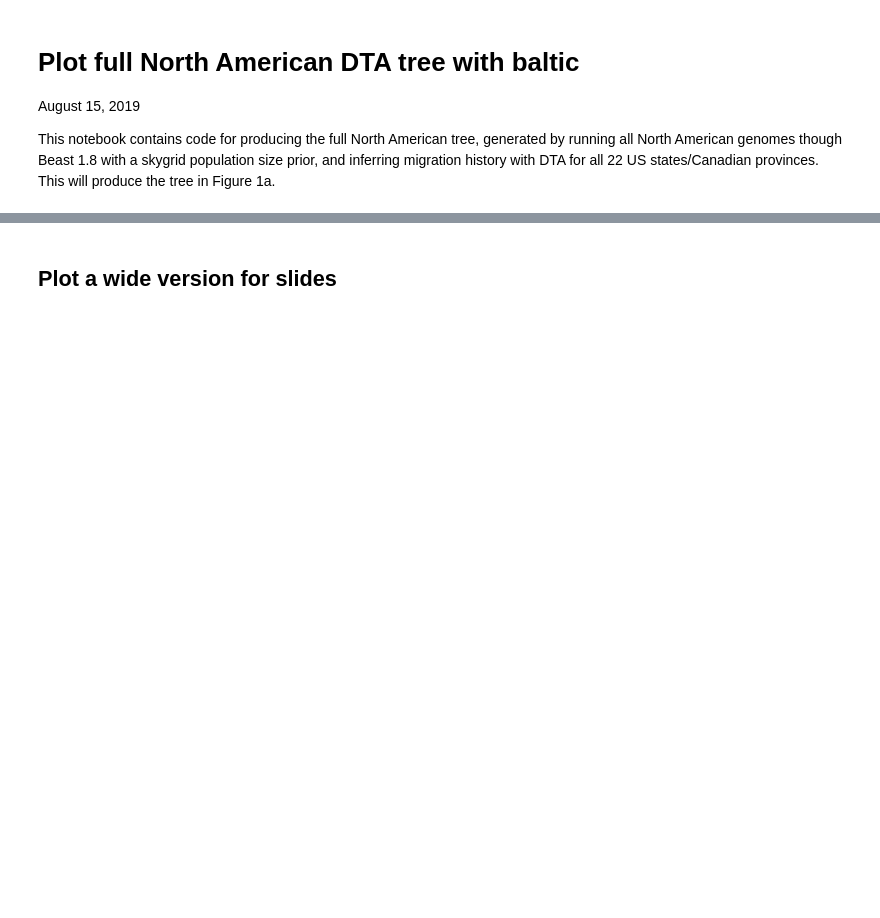
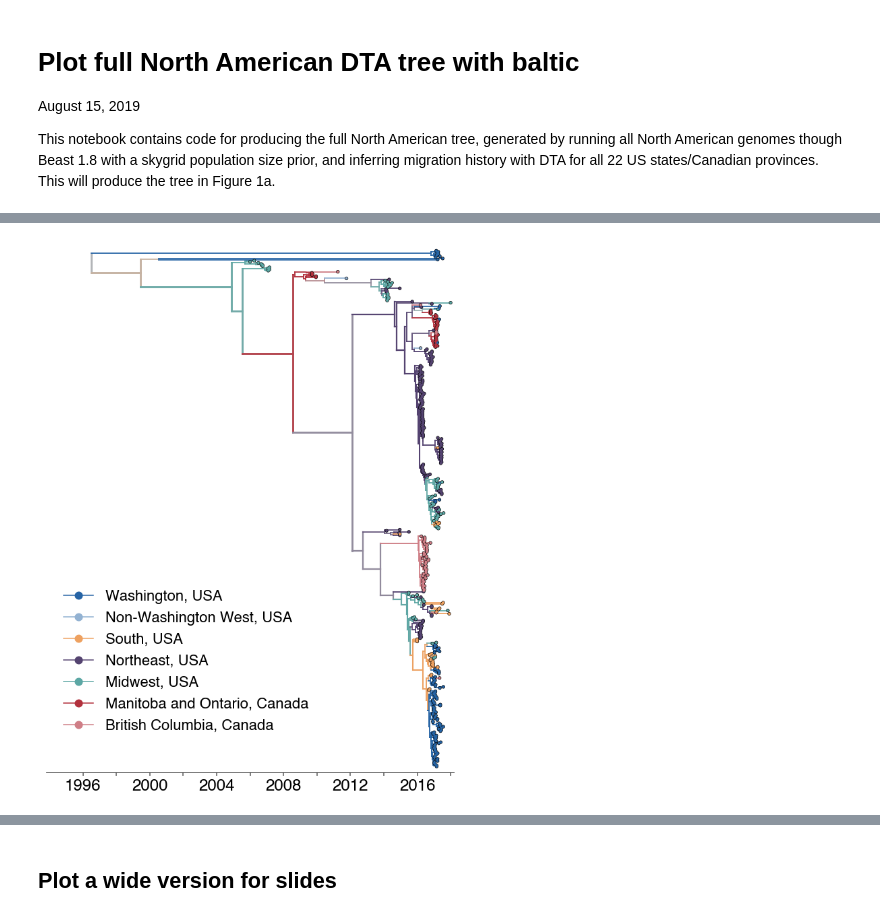
Before and after one commit to blab/mumps-wa-phylodynamics, a Jupyter notebook: phylogeography/plotting-scripts/Plot-full-North-American-DTA-tree-with-baltic.ipynb, the cells around one changed output, grey strips where cells are left out. Drawn from its saved outputs; the diff is of its cells as text; code cells hidden in the pictures; blank space fills up the shorter version.

```diff
--- a/phylogeography/plotting-scripts/Plot-full-North-American-DTA-tree-with-baltic.ipynb
+++ b/phylogeography/plotting-scripts/Plot-full-North-American-DTA-tree-with-baltic.ipynb
@@ -37,3 +134,90 @@ tree.setAbsoluteTime(2018.0)
 # %%
 # set output filename
-filename = "/Users/lmoncla/Documents/Mumps/paper-and-figure-drafts/individual-PDFs/full-NA-DTA-tree-skygrid-25-exp-offset-26-2020-12-10.pdf"
+filename3 = "/Users/lmoncla/Documents/Mumps/paper-and-figure-drafts/eLife-submission-2020-01-08/resubmission-2021-03/figures/individual-PDFs/full-NA-DTA-tree-skygrid-25-exp-offset-26-region-2021-03-11.pdf"
+# %%
+fig,ax = plt.subplots(figsize=(10,12),facecolor='w')
+
+# # this sets the vertical dashed lines on the tree; plot a dashed line every other year from 1990 to 2020
+dates_ls = []
+for i in range(1996,2020):
+    dates_ls.append(i)
+dates = dates_ls[::2]
+#[ax.axvline(i,ls='--',lw=2,color='grey',zorder=0, alpha=0.6) for i in dates]
+
+# set date labels to be every 4
+date_labels = []
+for d in dates_ls[::4]:
+    date_labels.append(str(d))
+    if d < 2018:
+        date_labels.append("")
+
+branchWidth=1.75 ## default branch width
+tipSize = 15
+
+# k objects are tips, nodes, branches
+for k in tree.Objects: ## iterate over objects in tree
+    x=k.absoluteTime ## or use absolute time instead
+    y=k.y
+
+    xp=k.parent.absoluteTime ## get x position of current object's parent
+    if x==None: ## matplotlib won't plot Nones, like root
+        x=0.0
+    if xp==None:
+        xp=x
+
+    if isinstance(k,bt.leaf) or k.branchType=='leaf': ## if leaf...
+        division = metadata[k]["division"]
+        region = regions[division]
+        base_color=colors[region]
+        color_ramp = clr.LinearSegmentedColormap.from_list('custom ', [uncertainty_color,base_color], N=256)
+        c = color_ramp(node_probs[k])
+        s=tipSize
+
+        ax.scatter(x,y,s=s,facecolor=c,edgecolor='none',zorder=11) ## plot circle for every tip
+        ax.scatter(x,y,s=s+0.8*s,facecolor='k',edgecolor='none',zorder=10) ## plot black circle underneath
+
+    elif isinstance(k,bt.node) or k.branchType=='node': ## if node...
+        number_children = len(k.leaves)
+        node_branchwidth = branchWidth + number_children*0.0025
+
+        region = node_types[k]['region']
+        base_color=colors[region]
+        color_ramp = clr.LinearSegmentedColormap.from_list('custom ', [uncertainty_color, base_color], N=256)
+        c = color_ramp(node_probs[k])
+        ax.plot([x,x],[k.children[-1].y,k.children[0].y],lw=node_branchwidth,color=c,ls='-',zorder=9) #color=node_colors[node_types[k]["node_community_status"]]
+
+    ax.plot([xp,x],[y,y],lw=node_branchwidth,color=c,ls='-',zorder=9)
+
+    # add in a legend
+    han_list = []
+
+    # bbox to anchor puts a bounding box around where you want the legend to go, prop part is for text size
+for key in region_order:
+    marker = mlines.Line2D(range(1), range(1), color = colors[key], marker='o', markerfacecolor = colors[key], label = key.replace("_"," ").title().replace("Usa","USA").replace("And","and"), markersize = 10, markeredgewidth=2)
+    han_list.append(marker)
+
+# set axis limits, remove border lines
+ax.spines['left'].set_visible(False)
+ax.spines['right'].set_visible(False)
+ax.spines['top'].set_visible(False)
+#ax.spines['bottom'].set_visible(False)
+
+ax.set_ylim(-5,tree.ySpan+5)
+ax.set_xlim(1993.8,2018.2)
+ax.tick_params(axis='y',labelsize=0,size=0)
+ax.tick_params(axis='x',labelsize=24,size=5, width=2,color='grey')
+ax.set_xticks(dates)
+ax.set_xticklabels(date_labels)   # set date labels every 4
+ax.set_yticklabels([])
+
+# in order to get the legend to plot without being transparent, over the plot, it needs to be here with frame set to true
+# bbox arguments are: x, y, with 0 being furthest left and bottom
+ax.legend(handles = han_list, markerfirst = True, edgecolor="white", framealpha=1, bbox_to_anchor=[0.01, 0.05], loc=3,prop={'size': 22}, facecolor='w')
+
+fig.tight_layout()
+plt.gcf().subplots_adjust(right=0.88)
+plt.savefig(filename3)
+
+plt.show()
+# %% [output]
+[figure, added]
```
Also changed, not shown: parts of 13 cells of this notebook, 10 other files.
